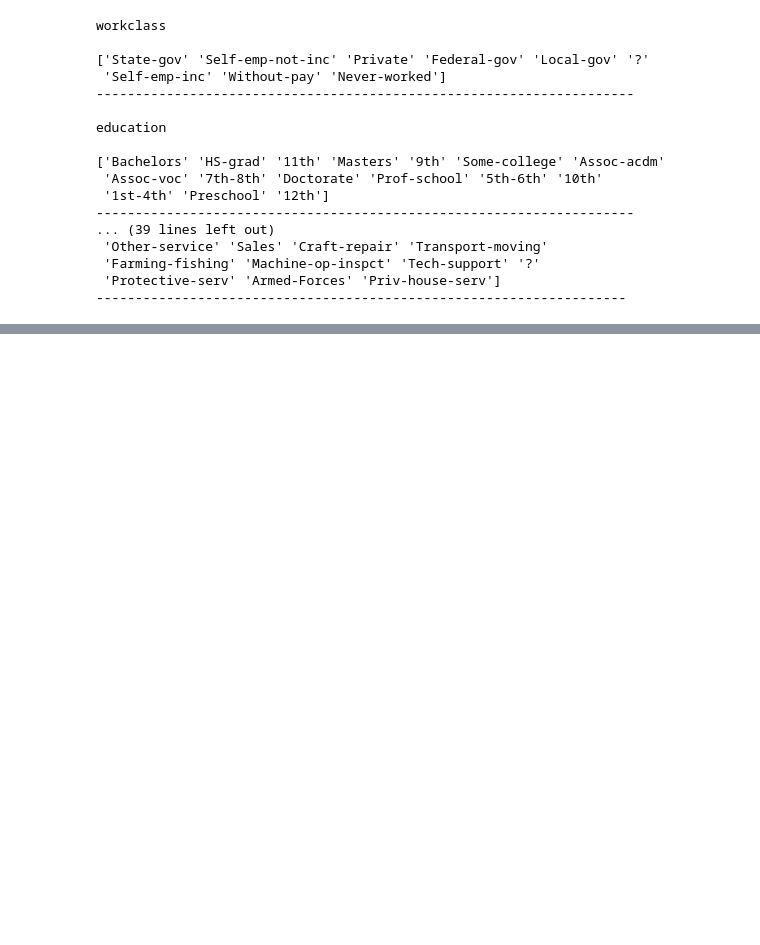
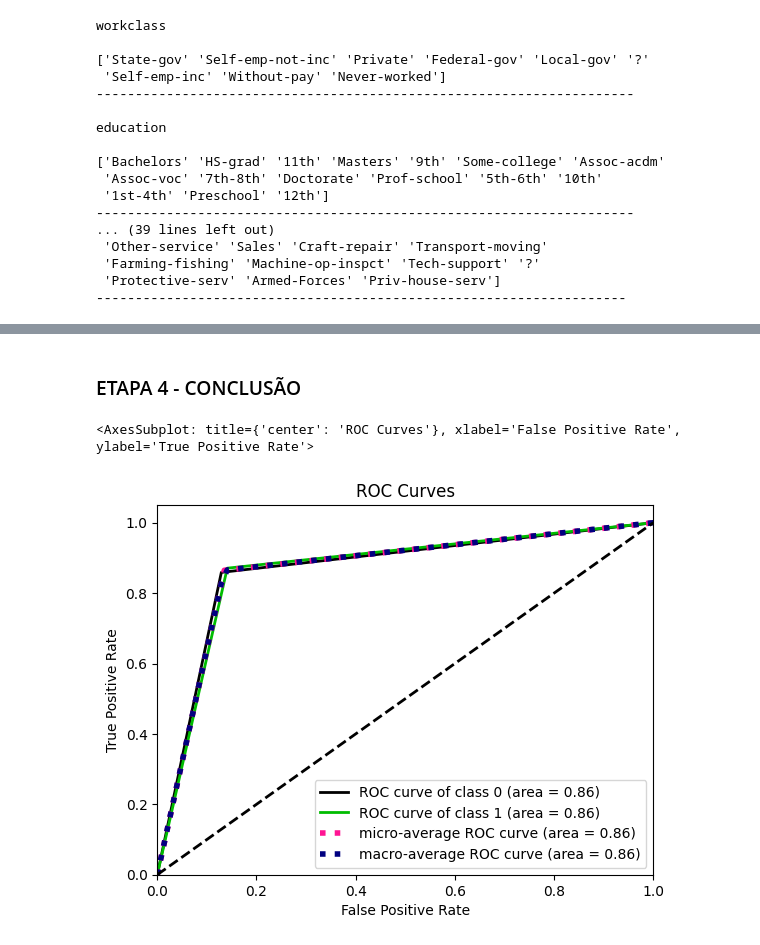
Before and after one commit to marcosmorais94/income_data_science, a Jupyter notebook: modelo_incomePredict.ipynb, the cells around one changed output, grey strips where cells are left out. Drawn from its saved outputs; the diff is of its cells as text; code cells hidden in the pictures; blank space fills up the shorter version.

```diff
--- a/modelo_incomePredict.ipynb
+++ b/modelo_incomePredict.ipynb
@@ -393,0 +394,4 @@ bd_modelo.head()
+# %%
+# Divisão de x e y para uso do TRAIN, TESTE e SPLIT
+x = bd_modelo.iloc[:, 0:97]
+y = bd_modelo.iloc[:, 97]
@@ -393,0 +509,9 @@ bd_modelo.head()
+# %% [markdown]
+### ETAPA 4 - CONCLUSÃO
+# %%
+# Gráfico 2 - Árvore de Decisão
+y_probas_decisiontree = modelo_arvore.predict_proba(x_teste)
+skplt.metrics.plot_roc_curve(y_teste, y_probas_decisiontree)
+# %% [output]
+<AxesSubplot: title={'center': 'ROC Curves'}, xlabel='False Positive Rate', ylabel='True Positive Rate'>
+[figure, added]
```
Also changed, not shown: parts of 37 cells of this notebook.
